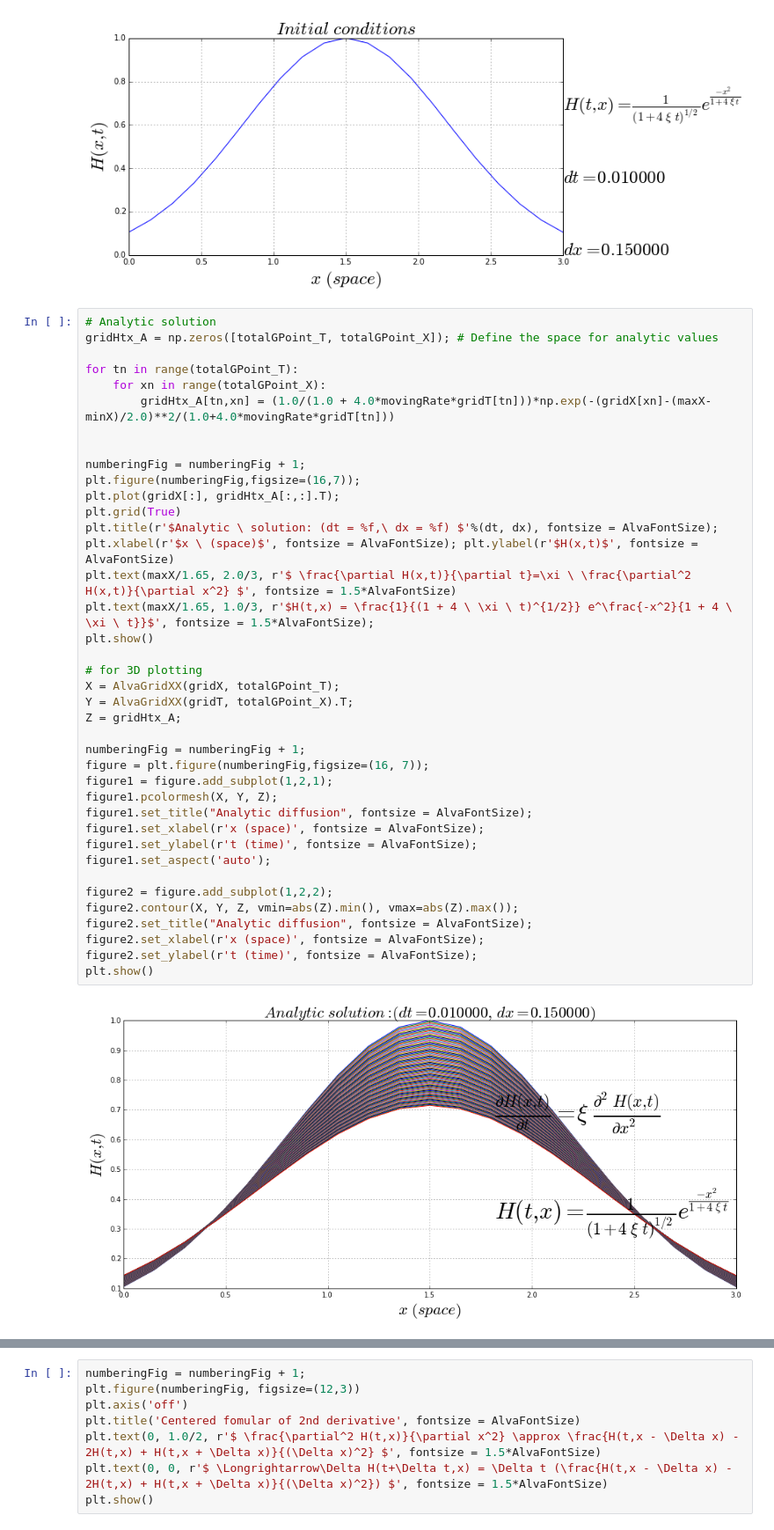
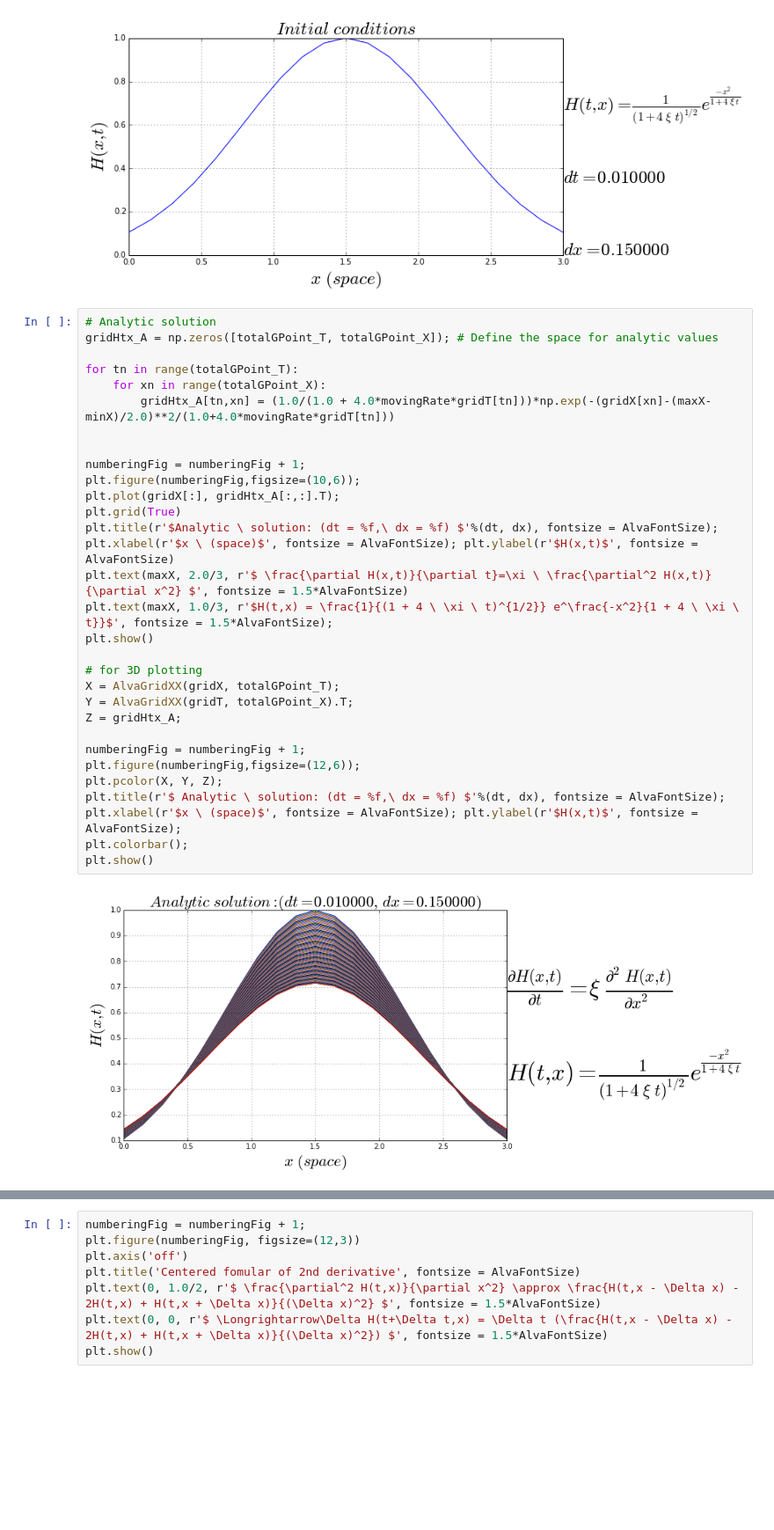
Before and after one commit to alvason/Diffusion-computation, a Jupyter notebook: diffusion-numerical.ipynb, the cells around one changed output, grey strips where cells are left out. Shown at 88% size. Saved outputs shown, nothing was run; the diff lists cells and outputs as text; blank space fills up the shorter version.

```diff
--- a/diffusion-numerical.ipynb
+++ b/diffusion-numerical.ipynb
@@ -98,41 +74,33 @@ plt.show()
 # %%
 # Analytic solution
 gridHtx_A = np.zeros([totalGPoint_T, totalGPoint_X]); # Define the space for analytic values
 
 for tn in range(totalGPoint_T):
     for xn in range(totalGPoint_X):
         gridHtx_A[tn,xn] = (1.0/(1.0 + 4.0*movingRate*gridT[tn]))*np.exp(-(gridX[xn]-(maxX-minX)/2.0)**2/(1.0+4.0*movingRate*gridT[tn]))
 
 
 numberingFig = numberingFig + 1;
-plt.figure(numberingFig,figsize=(16,7));
+plt.figure(numberingFig,figsize=(10,6));
 plt.plot(gridX[:], gridHtx_A[:,:].T);
 plt.grid(True)
 plt.title(r'$Analytic \ solution: (dt = %f,\ dx = %f) $'%(dt, dx), fontsize = AlvaFontSize);
 plt.xlabel(r'$x \ (space)$', fontsize = AlvaFontSize); plt.ylabel(r'$H(x,t)$', fontsize = AlvaFontSize)
-plt.text(maxX/1.65, 2.0/3, r'$ \frac{\partial H(x,t)}{\partial t}=\xi \ \frac{\partial^2 H(x,t)}{\partial x^2} $', fontsize = 1.5*AlvaFontSize)
-plt.text(maxX/1.65, 1.0/3, r'$H(t,x) = \frac{1}{(1 + 4 \ \xi \ t)^{1/2}} e^\frac{-x^2}{1 + 4 \ \xi \ t}}$', fontsize = 1.5*AlvaFontSize);
+plt.text(maxX, 2.0/3, r'$ \frac{\partial H(x,t)}{\partial t}=\xi \ \frac{\partial^2 H(x,t)}{\partial x^2} $', fontsize = 1.5*AlvaFontSize)
+plt.text(maxX, 1.0/3, r'$H(t,x) = \frac{1}{(1 + 4 \ \xi \ t)^{1/2}} e^\frac{-x^2}{1 + 4 \ \xi \ t}}$', fontsize = 1.5*AlvaFontSize);
 plt.show()
 
 # for 3D plotting
 X = AlvaGridXX(gridX, totalGPoint_T);
 Y = AlvaGridXX(gridT, totalGPoint_X).T;
 Z = gridHtx_A;
 
 numberingFig = numberingFig + 1;
-figure = plt.figure(numberingFig,figsize=(16, 7));
-figure1 = figure.add_subplot(1,2,1);
-figure1.pcolormesh(X, Y, Z);
-figure1.set_title("Analytic diffusion", fontsize = AlvaFontSize);
-figure1.set_xlabel(r'x (space)', fontsize = AlvaFontSize);
-figure1.set_ylabel(r't (time)', fontsize = AlvaFontSize);
-figure1.set_aspect('auto');
-
-figure2 = figure.add_subplot(1,2,2);
-figure2.contour(X, Y, Z, vmin=abs(Z).min(), vmax=abs(Z).max());
-figure2.set_title("Analytic diffusion", fontsize = AlvaFontSize);
-figure2.set_xlabel(r'x (space)', fontsize = AlvaFontSize);
-figure2.set_ylabel(r't (time)', fontsize = AlvaFontSize);
+plt.figure(numberingFig,figsize=(12,6));
+plt.pcolor(X, Y, Z);
+plt.title(r'$ Analytic \ solution: (dt = %f,\ dx = %f) $'%(dt, dx), fontsize = AlvaFontSize);
+plt.xlabel(r'$x \ (space)$', fontsize = AlvaFontSize); plt.ylabel(r'$H(x,t)$', fontsize = AlvaFontSize);
+plt.colorbar();
 plt.show()
 # %% [output]
-[figure, old version]
+[figure, new version]
```
Also changed, not shown: parts of 6 cells of this notebook, 3 other files.
